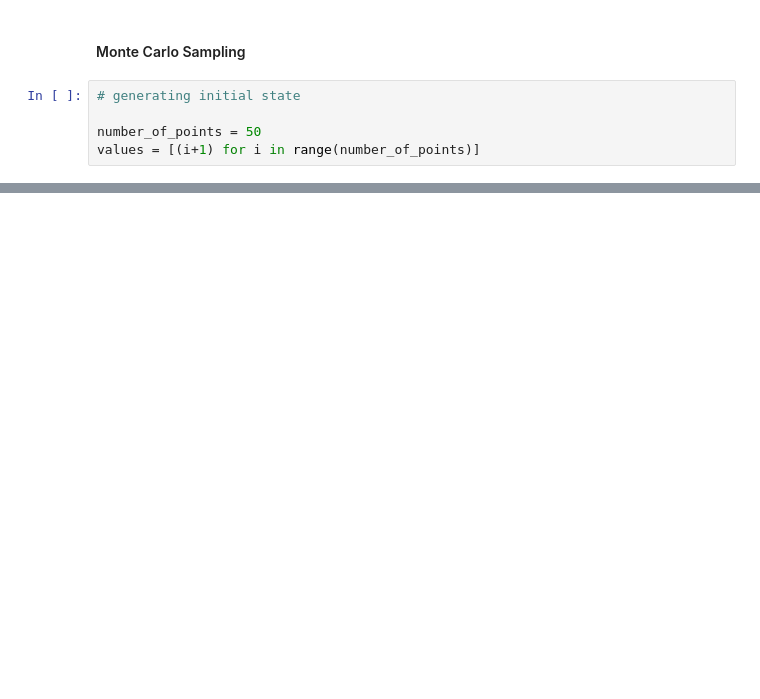
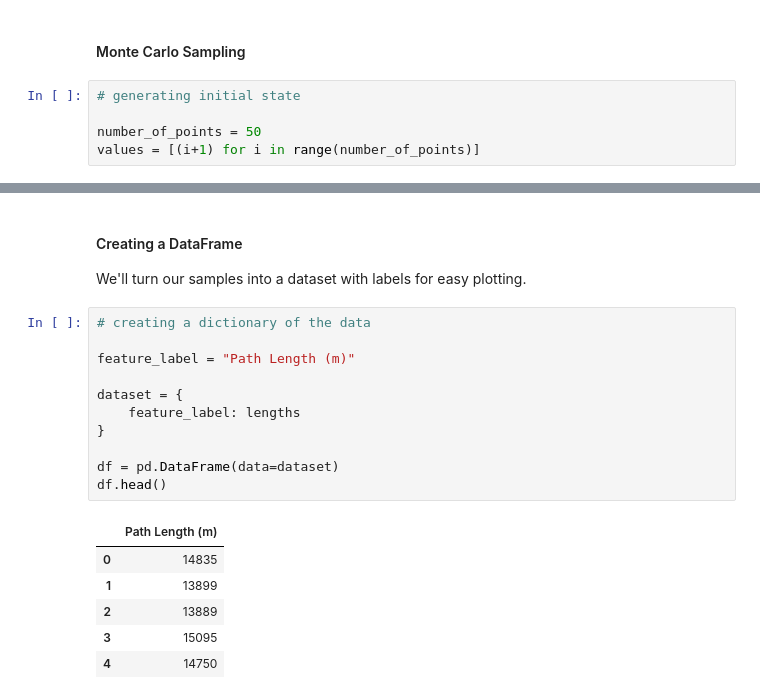
Before and after one commit to eeoooue/simulated-annealing, a Jupyter notebook: python/Monte-Carlo-Sampling.ipynb, the cells around one changed output, grey strips where cells are left out. Saved outputs shown, nothing was run; the diff lists cells and outputs as text; blank space fills up the shorter version.

```diff
--- a/python/Monte-Carlo-Sampling.ipynb
+++ b/python/Monte-Carlo-Sampling.ipynb
@@ -68,0 +83,22 @@ for i in range(sample_size):
+# %% [markdown]
+#### Creating a DataFrame
+
+We'll turn our samples into a dataset with labels for easy plotting.
+# %%
+# creating a dictionary of the data
+
+feature_label = "Path Length (m)"
+
+dataset = {
+    feature_label: lengths
+}
+
+df = pd.DataFrame(data=dataset)
+df.head()
+# %% [output]
+|  | Path Length (m) |
+| 0 | 14835 |
+| 1 | 13899 |
+| 2 | 13889 |
+| 3 | 15095 |
+| 4 | 14750 |
```
Also changed, not shown: parts of 8 cells of this notebook.
